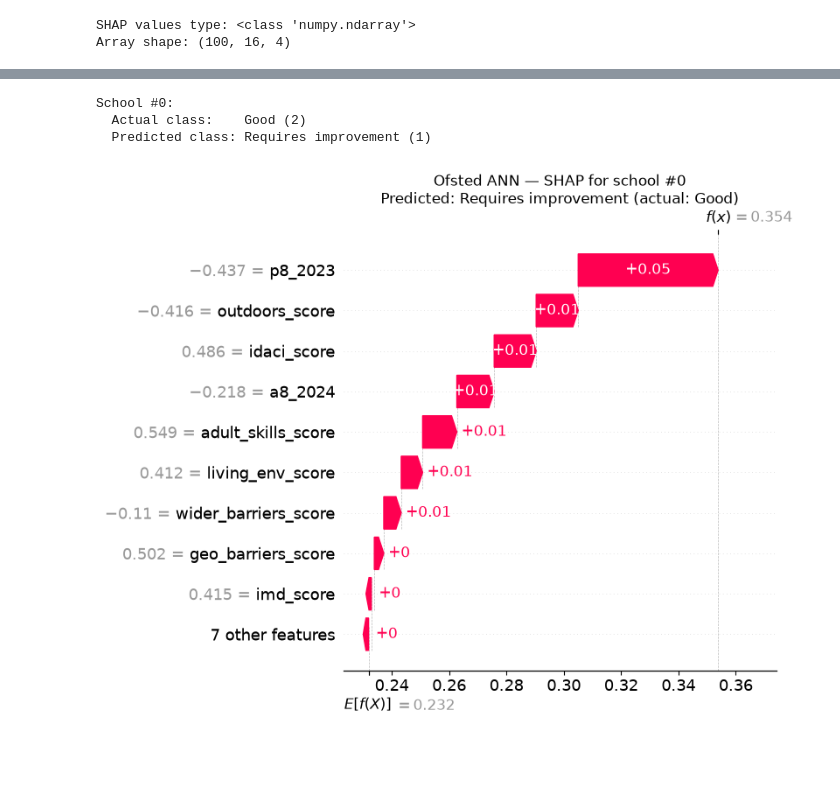
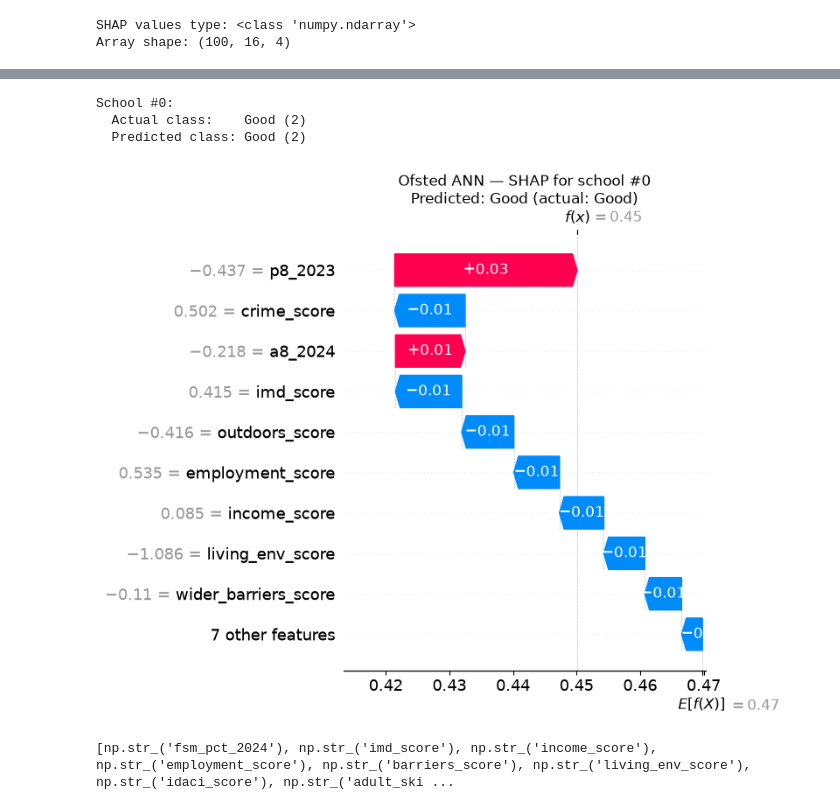
Before and after one commit to HEMALEED/school-performance-prediction-england-ann, a Jupyter notebook: notebooks/shap_ofsted.ipynb, the cells around one changed output, grey strips where cells are left out. Drawn from its saved outputs; the diff is of its cells as text; code cells hidden in the pictures; blank space fills up the shorter version.

Commit message:
Ofsted SHAP: 5-seed ensemble and correct feature names

```diff
--- a/notebooks/shap_ofsted.ipynb
+++ b/notebooks/shap_ofsted.ipynb
@@ -21,11 +52,7 @@ Model loaded. Test set shape: (273, 16)
 def predict_proba_fn(X_numpy):
     with torch.no_grad():
         X_t = torch.FloatTensor(X_numpy)
-        logits = model(X_t).numpy()
-        # Convert logits to probabilities via softmax
-        exp_logits = np.exp(logits - logits.max(axis=1, keepdims=True))
-        probs = exp_logits / exp_logits.sum(axis=1, keepdims=True)
-    return probs
+        return np.mean([torch.softmax(m(X_t), dim=1).numpy() for m in ensemble], axis=0)
 
 # Background sample from training data (SHAP's reference distribution)
 background = shap.sample(X_train, 100, random_state=SEED)
@@ -96,7 +123,7 @@ for class_idx, class_name in enumerate(grade_labels):
 
     shap.summary_plot(
         class_shap, X_explain,
-        feature_names=numeric_features,
+        feature_names=feature_names,
         show=False,
         max_display=16,
     )
@@ -114,42 +141,42 @@ for class_idx, class_name in enumerate(grade_labels):
 # %%
-# Pick a specific school to explain — e.g. first school in explained set
+# Pick a specific school to explain — the first school in the explained set
 school_idx = 0
 
-# Get the predicted class for this school
-with torch.no_grad():
-    school_input = torch.FloatTensor(X_explain[school_idx:school_idx+1])
-    predicted_class = model(school_input).argmax(dim=1).item()
-
-actual_class = y_test[school_idx]
+# Predicted class from the ensemble (same prediction SHAP explains)
+predicted_class = int(predict_proba_fn(X_explain[school_idx:school_idx+1]).argmax(axis=1)[0])
+actual_class = int(y_test[school_idx])
 
 print(f"School #{school_idx}:")
 print(f"  Actual class:    {grade_labels[actual_class]} ({actual_class})")
 print(f"  Predicted class: {grade_labels[predicted_class]} ({predicted_class})")
 
-# Waterfall plot for the PREDICTED class
+# Waterfall plot for the predicted class
 if isinstance(shap_values, list):
     shap_for_class = shap_values[predicted_class][school_idx]
-    base_for_class = explainer.expected_value[predicted_class]
 else:
     shap_for_class = shap_values[school_idx, :, predicted_class]
-    base_for_class = explainer.expected_value[predicted_class]
+base_for_class = explainer.expected_value[predicted_class]
 
 explanation = shap.Explanation(
     values=shap_for_class,
     base_values=base_for_class,
     data=X_explain[school_idx],
-    feature_names=numeric_features,
+    feature_names=feature_names,
 )
 
 shap.waterfall_plot(explanation, show=False)
 plt.title(f"Ofsted ANN — SHAP for school #{school_idx}\n"
           f"Predicted: {grade_labels[predicted_class]} (actual: {grade_labels[actual_class]})")
 plt.tight_layout()
 plt.savefig(f"../SRC/EDA/fig_ofsted_shap_waterfall_school{school_idx}.png",
             dpi=150, bbox_inches="tight")
 plt.show()
 # %% [output]
 School #0:
   Actual class:    Good (2)
-  Predicted class: Requires improvement (1)
+  Predicted class: Good (2)
-[figure, old version]
+[figure, new version]
+# %%
+print(feature_names)
+# %% [output]
+[np.str_('fsm_pct_2024'), np.str_('imd_score'), np.str_('income_score'), np.str_('employment_score'), np.str_('barriers_score'), np.str_('living_env_score'), np.str_('idaci_score'), np.str_('adult_ski ...
```
Also changed, not shown: parts of 4 cells of this notebook, 1 other file.
